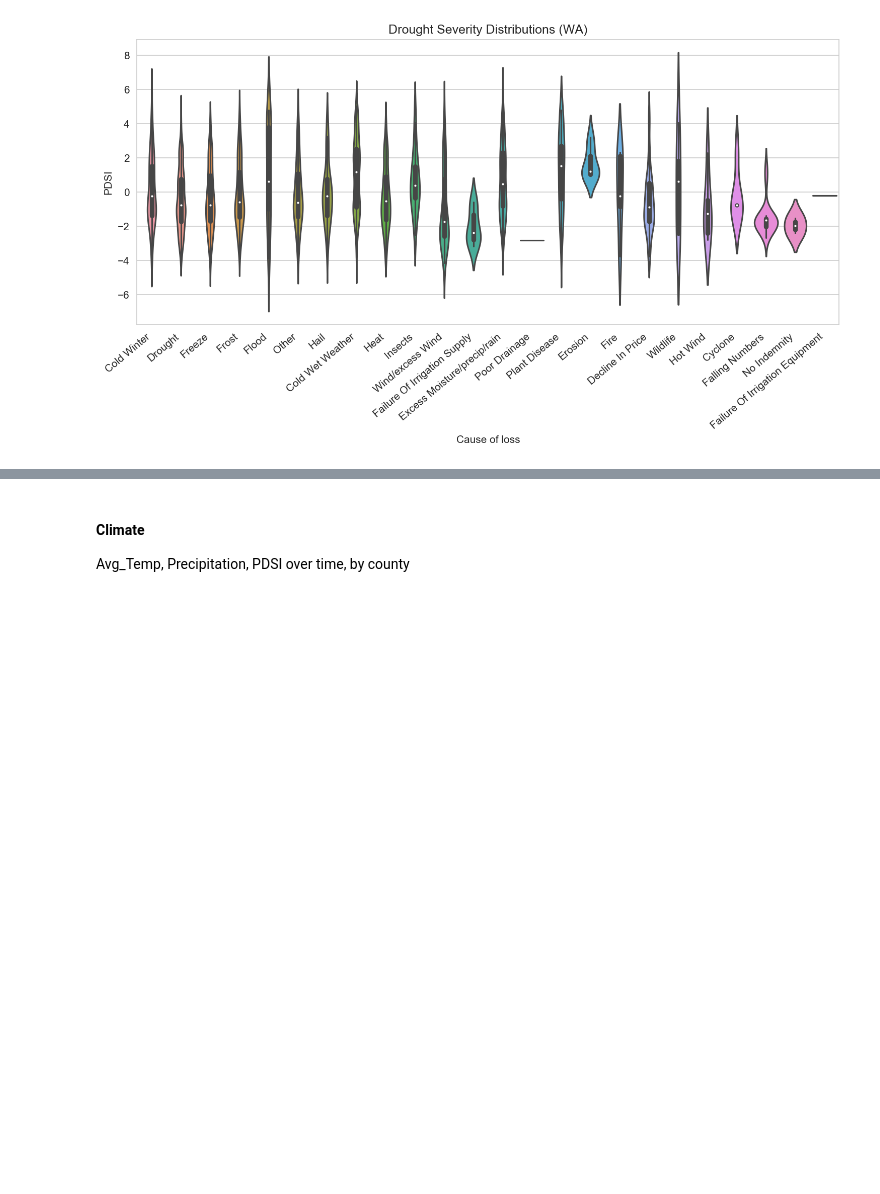
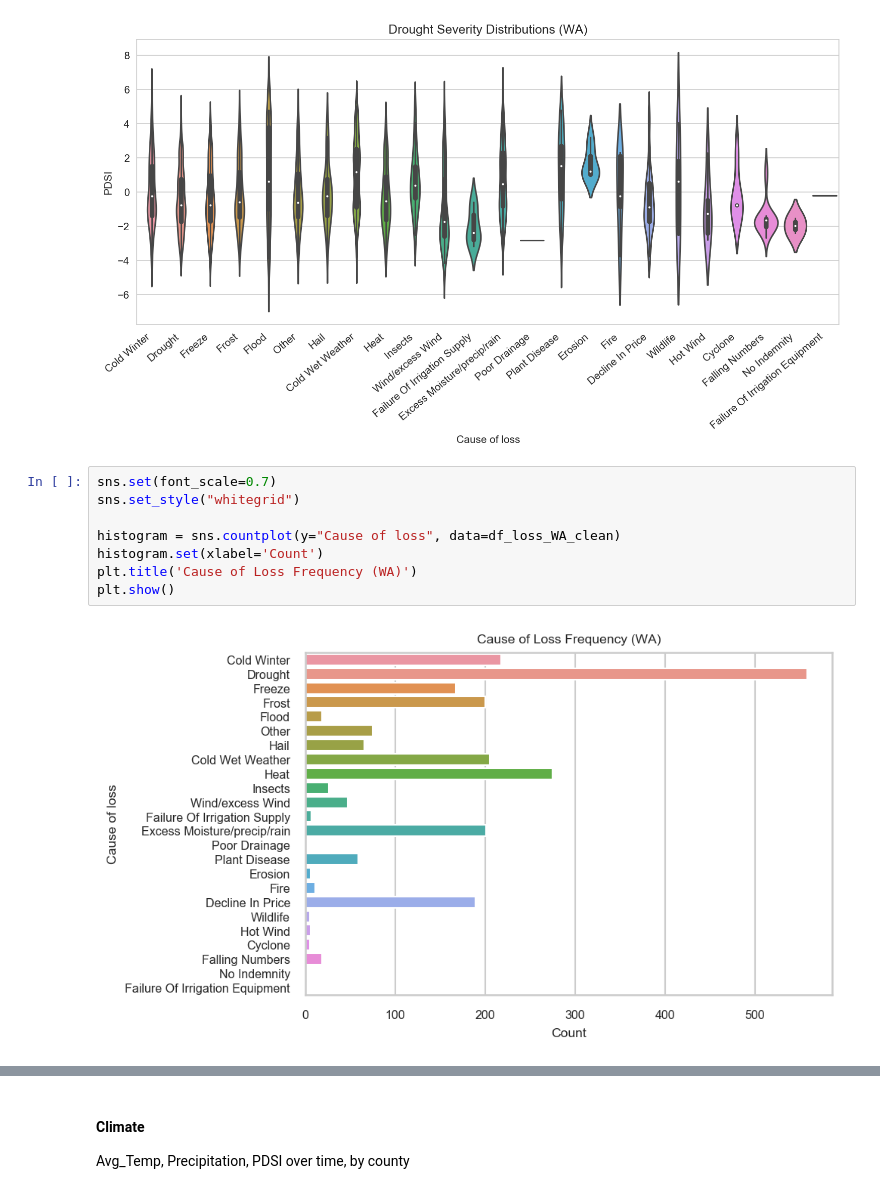
Before and after one commit to asmikumar/wheat-forecasting, a Jupyter notebook: climate_analyses.ipynb, the cells around one changed output, grey strips where cells are left out. Cells and saved outputs as stored; diff of their text form; blank space fills up the shorter version.

```diff
--- a/climate_analyses.ipynb
+++ b/climate_analyses.ipynb
@@ -596,3 +669,13 @@ plt.title('Drought Severity Distributions (WA)')
 plt.show()
 # %% [output]
 [figure]
+# %%
+sns.set(font_scale=0.7)
+sns.set_style("whitegrid")
+
+histogram = sns.countplot(y="Cause of loss", data=df_loss_WA_clean)
+histogram.set(xlabel='Count')
+plt.title('Cause of Loss Frequency (WA)')
+plt.show()
+# %% [output]
+[figure, added]
```
Also changed, not shown: parts of 15 cells of this notebook, 6 other files.
